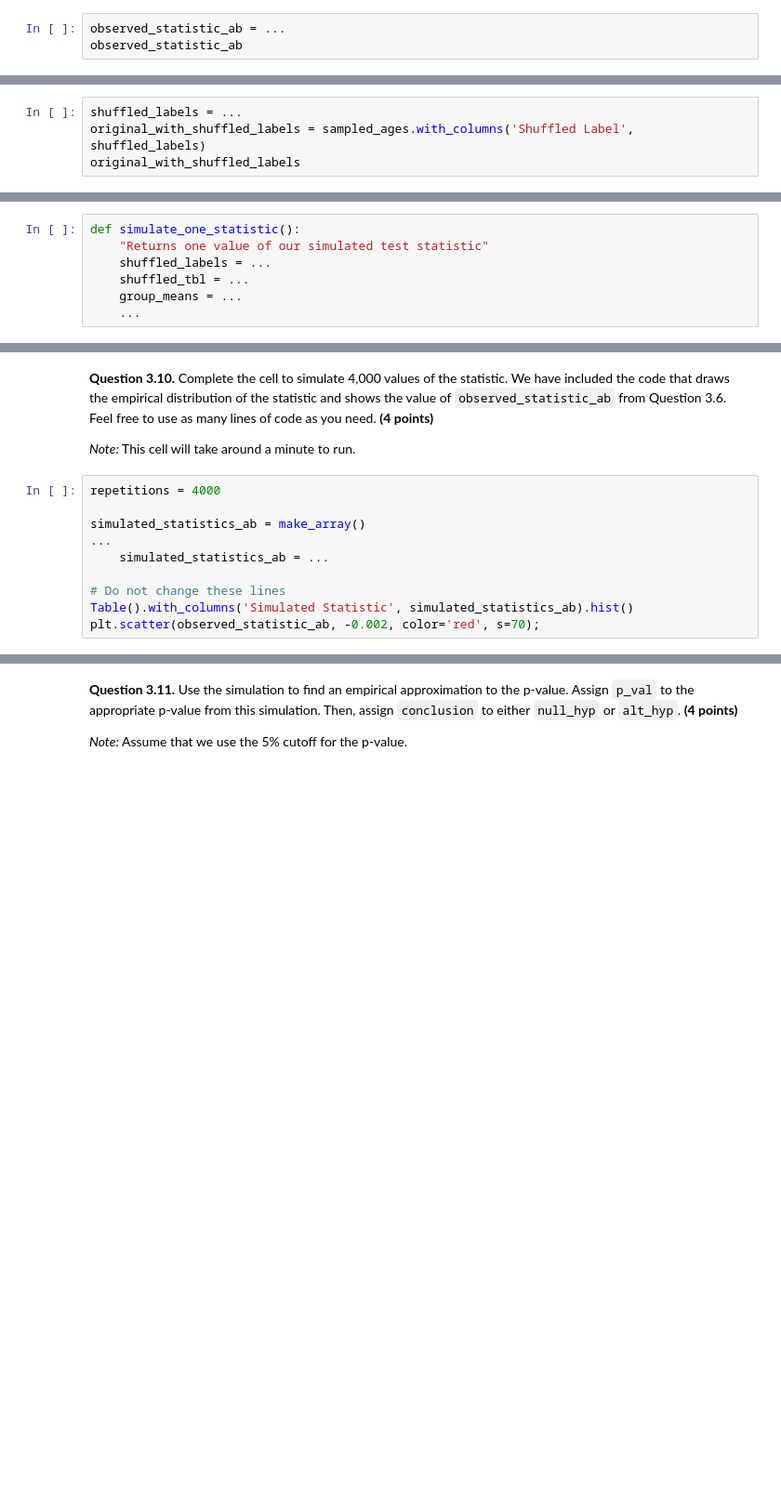
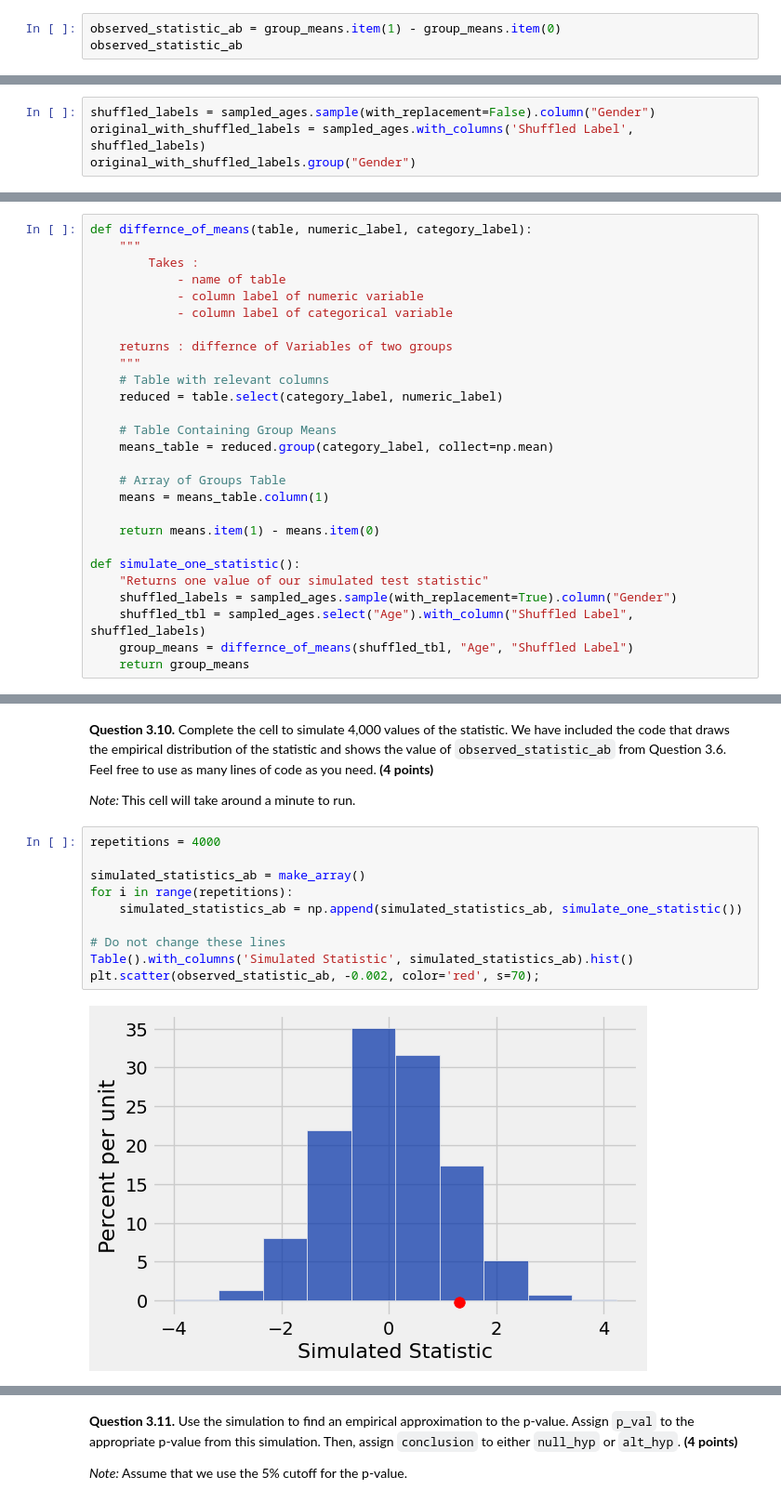
Before and after one commit to lochnes-007/Data8, a Jupyter notebook: homwork/hw07/hw07.ipynb, the cells around one changed output, grey strips where cells are left out. Shown at 93% size. Drawn from its saved outputs; the diff is of its cells as text; blank space fills up the shorter version.

```diff
--- a/homwork/hw07/hw07.ipynb
+++ b/homwork/hw07/hw07.ipynb
@@ -438,5 +438,5 @@ q3_5 results: All test cases passed!
 # %% [markdown]
 **Question 3.6.** Complete the cell below so that `observed_statistic_ab` evaluates to the observed value of the data scientists' test statistic. Use as many lines of code as you need, and remember that you can use any quantity, table, or array that you created earlier. **(4 points)**
 # %%
-observed_statistic_ab = ...
+observed_statistic_ab = group_means.item(1) - group_means.item(0)
 observed_statistic_ab
@@ -447,6 +451,6 @@ grader.check("q3_6")
 
 *Note:* Check out [12.1](https://inferentialthinking.com/chapters/12/1/AB_Testing.html#predicting-the-statistic-under-the-null-hypothesis) for a refresher on random permutations.
 # %%
-shuffled_labels = ...
+shuffled_labels = sampled_ages.sample(with_replacement=False).column("Gender")
 original_with_shuffled_labels = sampled_ages.with_columns('Shuffled Label', shuffled_labels)
-original_with_shuffled_labels
+original_with_shuffled_labels.group("Gender")
@@ -470,11 +484,31 @@ grader.check("q3_8")
 # %% [markdown]
 **Question 3.9.** Define a function `simulate_one_statistic` that takes no arguments and returns one simulated value of the test statistic. We've given you a skeleton, but feel free to approach this question in a way that makes sense to you. Use as many lines of code as you need. Refer to the code you have previously written in this problem, as you might be able to re-use some of it. **(4 points)**
 # %%
+def differnce_of_means(table, numeric_label, category_label):
+    """
+        Takes :
+            - name of table
+            - column label of numeric variable
+            - column label of categorical variable
+
+    returns : differnce of Variables of two groups
+    """
+    # Table with relevant columns
+    reduced = table.select(category_label, numeric_label)
+
+    # Table Containing Group Means
+    means_table = reduced.group(category_label, collect=np.mean)
+
+    # Array of Groups Table
+    means = means_table.column(1)
+
+    return means.item(1) - means.item(0)
+
 def simulate_one_statistic():
     "Returns one value of our simulated test statistic"
-    shuffled_labels = ...
-    shuffled_tbl = ...
-    group_means = ...
-    ...
+    shuffled_labels = sampled_ages.sample(with_replacement=True).column("Gender")
+    shuffled_tbl = sampled_ages.select("Age").with_column("Shuffled Label", shuffled_labels)
+    group_means = differnce_of_means(shuffled_tbl, "Age", "Shuffled Label")
+    return group_means
 # %%
 grader.check("q3_9")
@@ -489,12 +527,14 @@ simulate_one_statistic()
 # %%
 repetitions = 4000
 
 simulated_statistics_ab = make_array()
-...
-    simulated_statistics_ab = ...
+for i in range(repetitions):
+    simulated_statistics_ab = np.append(simulated_statistics_ab, simulate_one_statistic())
 
 # Do not change these lines
 Table().with_columns('Simulated Statistic', simulated_statistics_ab).hist()
 plt.scatter(observed_statistic_ab, -0.002, color='red', s=70);
+# %% [output]
+[figure, added]
 # %%
 grader.check("q3_10")
```
Also changed, not shown: parts of 17 cells of this notebook, 1 other file.
